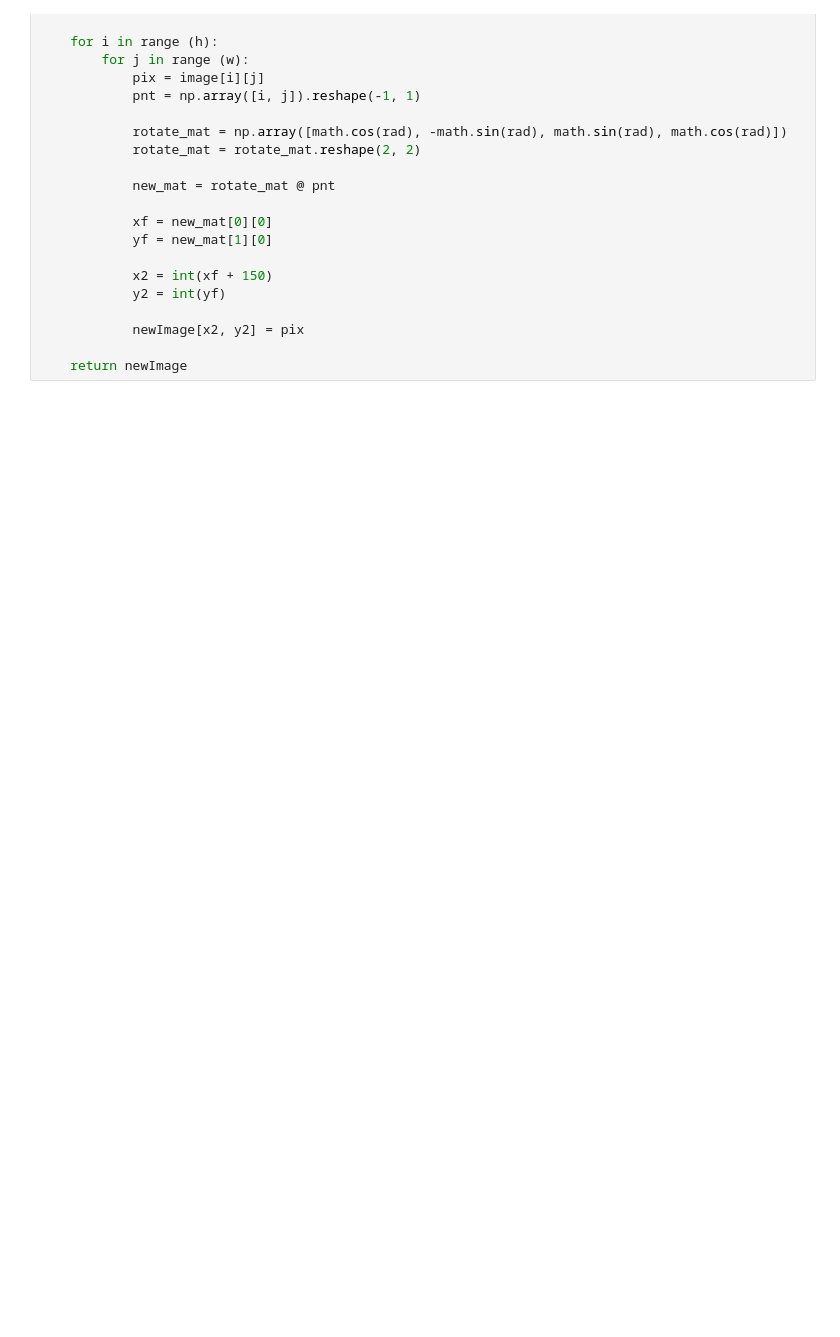
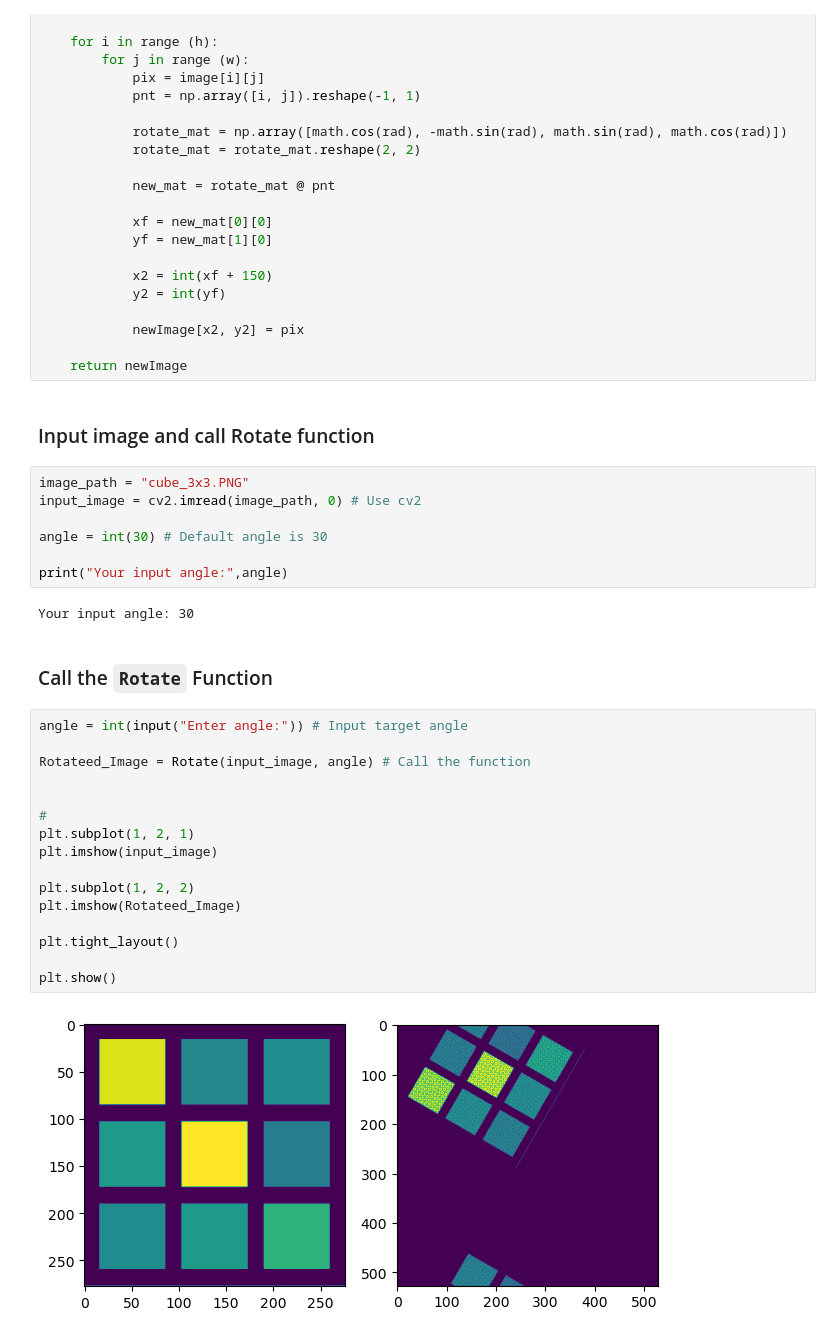
Before and after one commit to PritomPaul99/Computer_Graphics, a Jupyter notebook: Lab_3_2D_Transformation/Rotation_Manual_Using_function.ipynb, the cells around one changed output. Drawn from its saved outputs; the diff is of its cells as text; blank space fills up the shorter version.

```diff
--- a/Lab_3_2D_Transformation/Rotation_Manual_Using_function.ipynb
+++ b/Lab_3_2D_Transformation/Rotation_Manual_Using_function.ipynb
@@ -37,3 +37,34 @@ def Rotate(image, angle):
             newImage[x2, y2] = pix
 
     return newImage
+# %% [markdown]
+### Input image and call Rotate function
+# %%
+image_path = "cube_3x3.PNG"
+input_image = cv2.imread(image_path, 0) # Use cv2
+
+angle = int(30) # Default angle is 30
+
+print("Your input angle:",angle)
+# %% [output]
+Your input angle: 30
+# %% [markdown]
+### Call the `Rotate` Function
+# %%
+angle = int(input("Enter angle:")) # Input target angle
+
+Rotateed_Image = Rotate(input_image, angle) # Call the function
+
+
+#
+plt.subplot(1, 2, 1)
+plt.imshow(input_image)
+
+plt.subplot(1, 2, 2)
+plt.imshow(Rotateed_Image)
+
+plt.tight_layout()
+
+plt.show()
+# %% [output]
+[figure, added]
```
